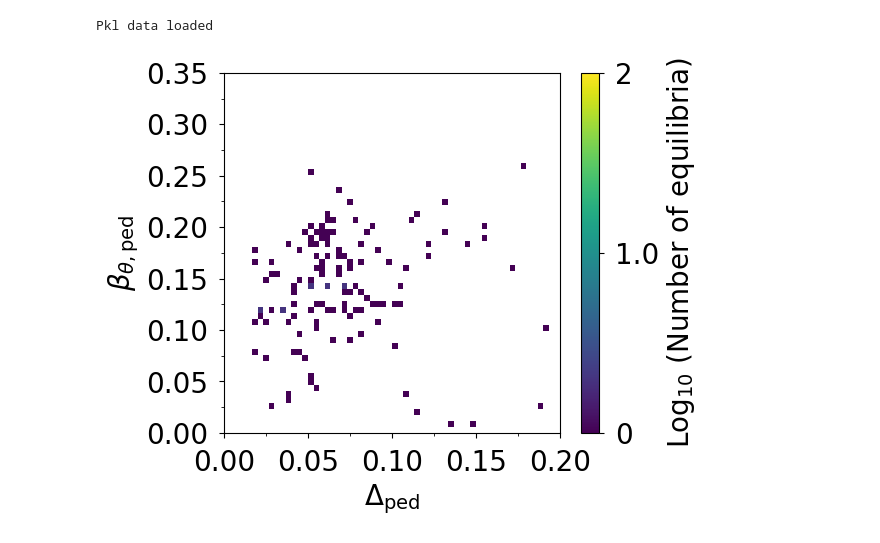
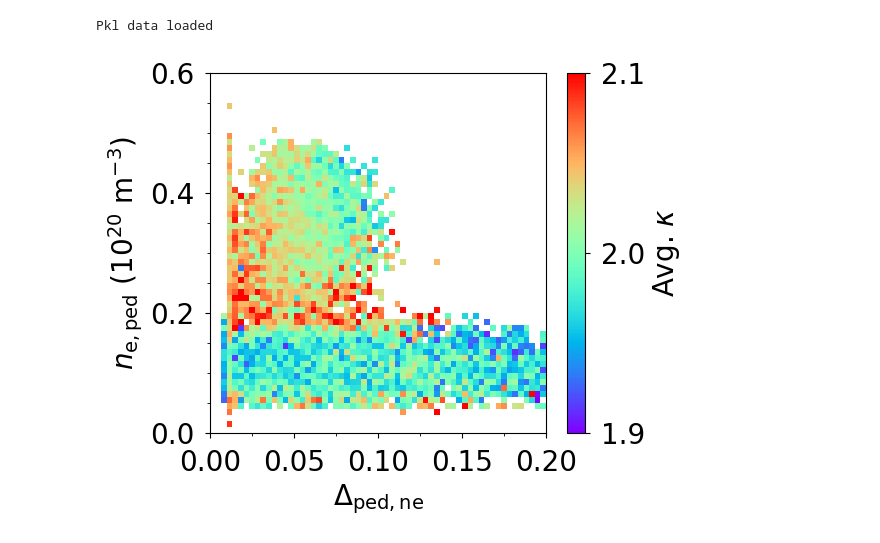
Before and after one commit to evrydayorsted/pedestal, a Jupyter notebook: main.ipynb, the cells around one changed output. Saved outputs shown, nothing was run; the diff lists cells and outputs as text; code cells hidden in the pictures.

```diff
--- a/main.ipynb
+++ b/main.ipynb
@@ -4,10 +4,10 @@ from Shot import *
 pedinf connection failed
 pyuda connection failed
 # %%
-a = Shot(48339, "pkl")
+a = Shot("allShots", "pkl")
 # %% [output]
 Pkl data loaded
-# %%
-a.contourPlot(1)
-# %% [output]
-[figure, removed]
+# %%
+a.contourPlot(3, countType="elong", cbarMin=1.9, cbarMax=2.1, numMin=10)
+# %% [output]
+[figure, added]
```
Also changed, not shown: parts of 4 cells of this notebook, 5 other files.
